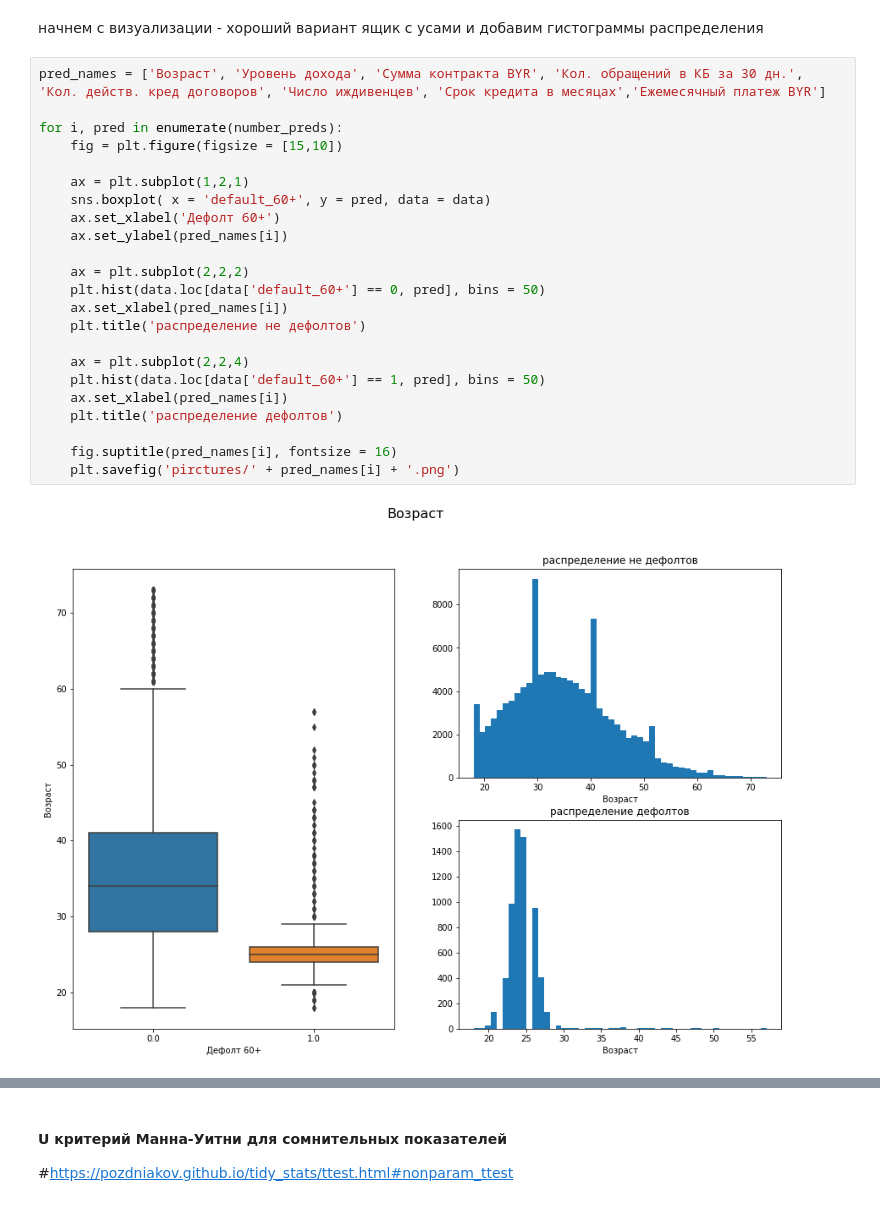
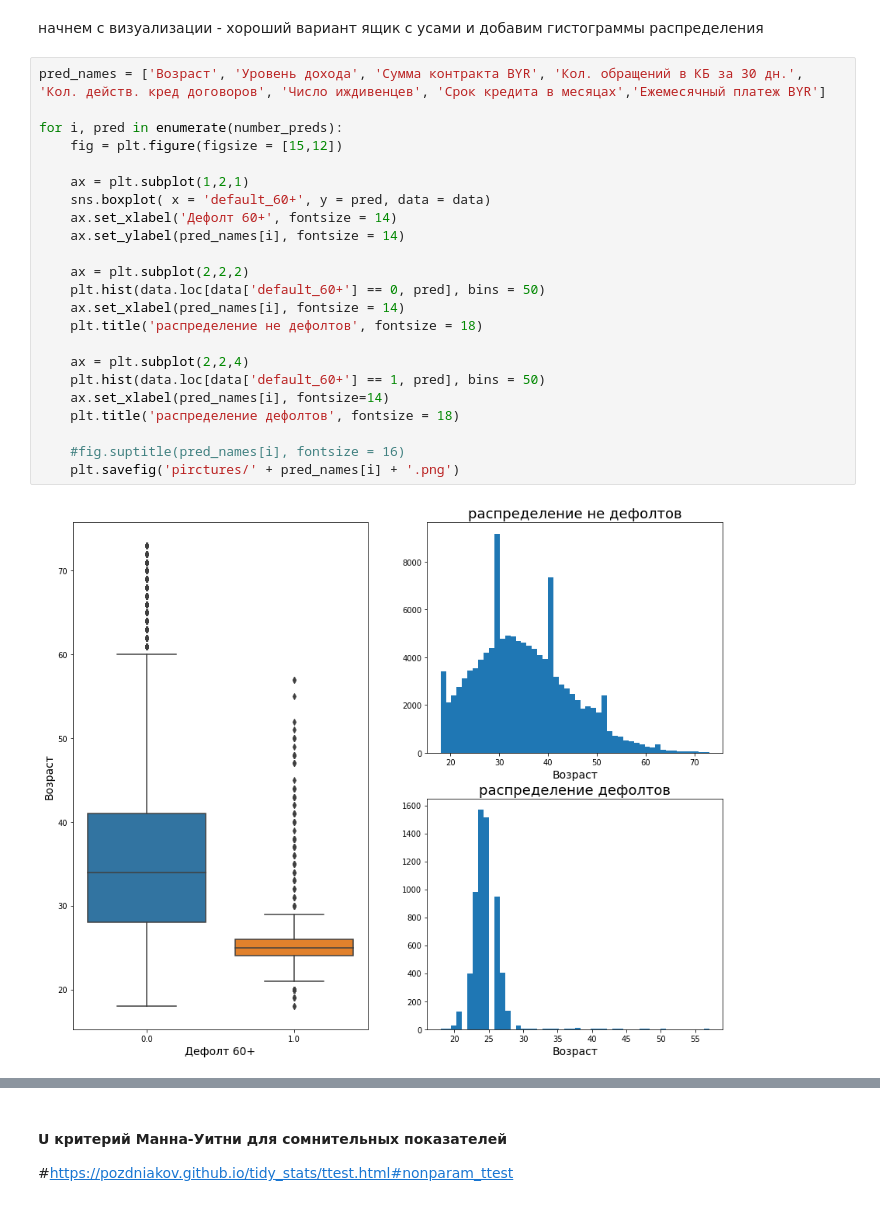
Before and after one commit to Dranikf/credit_scoring_for_uni, a Jupyter notebook: logit_model.ipynb, the cells around one changed output, grey strips where cells are left out. Saved outputs shown, nothing was run; the diff lists cells and outputs as text.

```diff
--- a/logit_model.ipynb
+++ b/logit_model.ipynb
@@ -64,25 +81,25 @@ Index(['age', 'income_level_BYR', 'contract_summ', 'СВ_30_days',
 # %%
 pred_names = ['Возраст', 'Уровень дохода', 'Сумма контракта BYR', 'Кол. обращений в КБ за 30 дн.', 'Кол. действ. кред договоров', 'Число иждивенцев', 'Срок кредита в месяцах','Ежемесячный платеж BYR']
 
 for i, pred in enumerate(number_preds):
-    fig = plt.figure(figsize = [15,10])
+    fig = plt.figure(figsize = [15,12])
 
     ax = plt.subplot(1,2,1)
     sns.boxplot( x = 'default_60+', y = pred, data = data)
-    ax.set_xlabel('Дефолт 60+')
-    ax.set_ylabel(pred_names[i])
+    ax.set_xlabel('Дефолт 60+', fontsize = 14)
+    ax.set_ylabel(pred_names[i], fontsize = 14)
 
     ax = plt.subplot(2,2,2)
     plt.hist(data.loc[data['default_60+'] == 0, pred], bins = 50)
-    ax.set_xlabel(pred_names[i])
-    plt.title('распределение не дефолтов')
+    ax.set_xlabel(pred_names[i], fontsize = 14)
+    plt.title('распределение не дефолтов', fontsize = 18)
 
     ax = plt.subplot(2,2,4)
     plt.hist(data.loc[data['default_60+'] == 1, pred], bins = 50)
-    ax.set_xlabel(pred_names[i])
-    plt.title('распределение дефолтов')
+    ax.set_xlabel(pred_names[i], fontsize=14)
+    plt.title('распределение дефолтов', fontsize = 18)
 
-    fig.suptitle(pred_names[i], fontsize = 16)
+    #fig.suptitle(pred_names[i], fontsize = 16)
     plt.savefig('pirctures/' + pred_names[i] + '.png')
 # %% [output]
-[figure, old version]
+[figure, new version]
```
Also changed, not shown: parts of 7 cells of this notebook, 32 other files.
